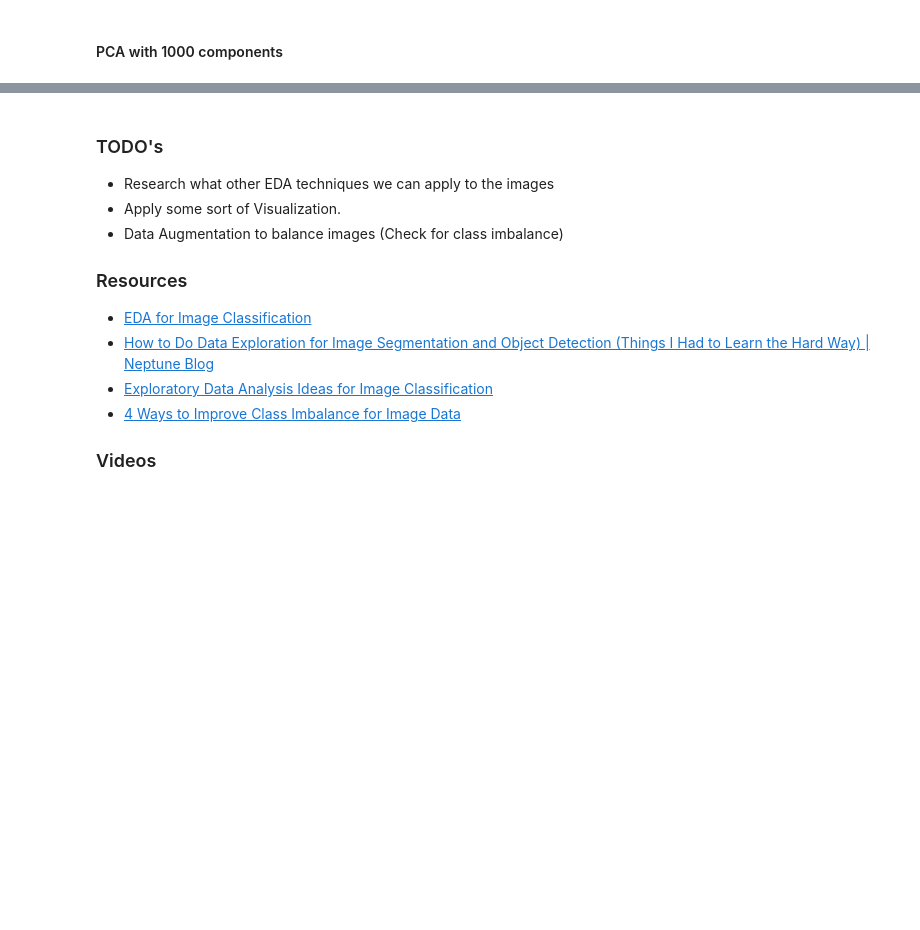
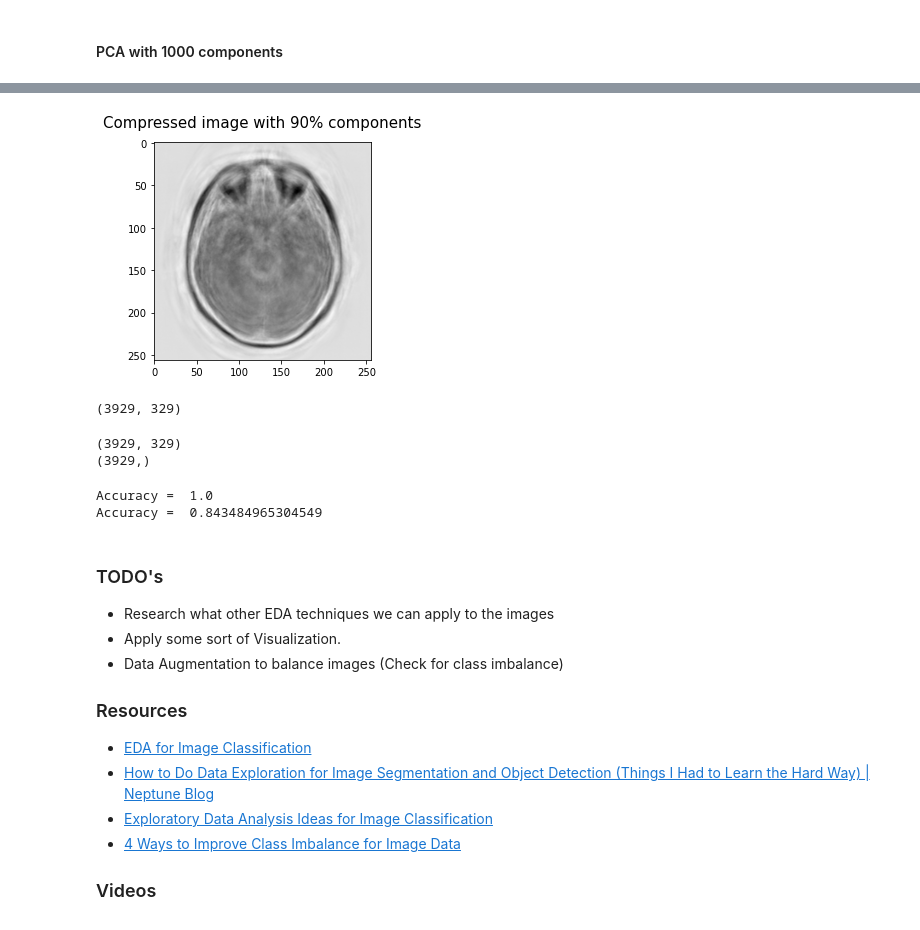
Before and after one commit to FgSurewin/Brain_Tumor_Project, a Jupyter notebook: notebooks/Juans_notebook.ipynb, the cells around one changed output, grey strips where cells are left out. Drawn from its saved outputs; the diff is of its cells as text; code cells hidden in the pictures; blank space fills up the shorter version.

Commit message:
PCA with 90% and Random Forest Classification

```diff
--- a/notebooks/Juans_notebook.ipynb
+++ b/notebooks/Juans_notebook.ipynb
@@ -142,0 +159,24 @@ value = pca_2.fit_transform(image_df)
+# %%
+values_img = values_recovered[1,:].reshape([256,256])
+plt.imshow(values_img, cmap='gray_r')
+plt.title('Compressed image with 90% components', fontsize=15, pad=15)
+plt.show()
+# %% [output]
+[figure, added]
+# %%
+value.shape
+# %% [output]
+(3929, 329)
+# %%
+from sklearn.model_selection import train_test_split
+
+X = value
+y = df.label
+
+print(X.shape)
+print(y.shape)
+
+X_train, X_test, y_train, y_test = train_test_split(X, y, test_size=0.33, random_state=42)
+# %% [output]
+(3929, 329)
+(3929,)
@@ -143,3 +194,9 @@ value = pca_2.fit_transform(image_df)
+# %%
+print ("Accuracy = ", metrics.accuracy_score(y_train,ytrain_pred))
+print ("Accuracy = ", metrics.accuracy_score(y_test,ytest_pred))
+# %% [output]
+Accuracy =  1.0
+Accuracy =  0.843484965304549
 # %% [markdown]
 ### TODO's
 - Research what other EDA techniques we can apply to the images
```
Also changed, not shown: parts of 8 cells of this notebook.
